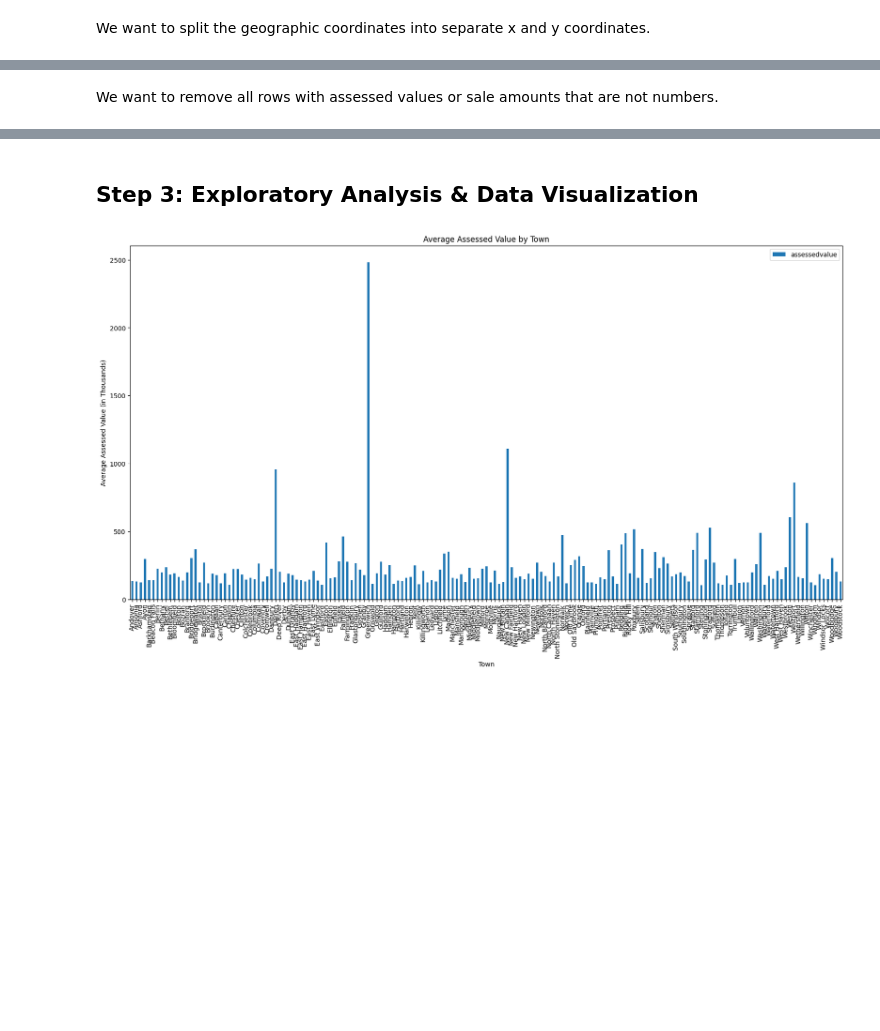
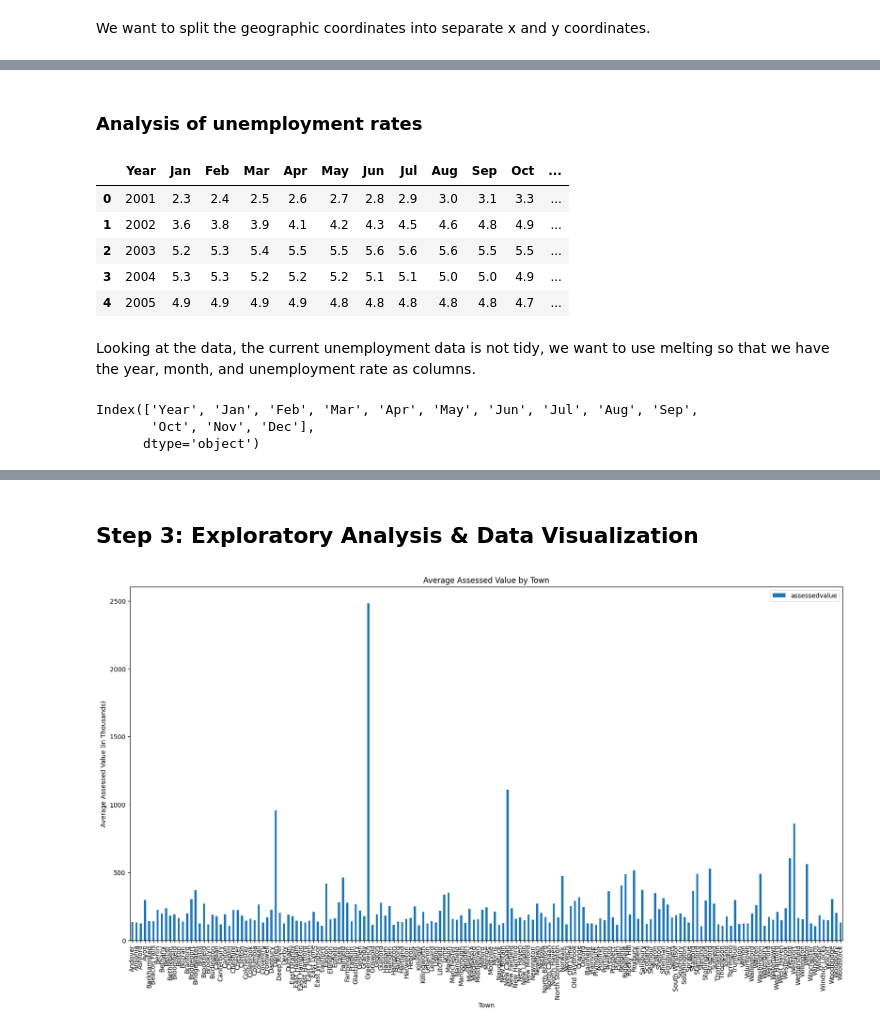
Before and after one commit to JenCodetc/JenCodetc.github.io, a Jupyter notebook: Final Tutorial ~ Real Estate Sales-checkpoint.ipynb, the cells around one changed output, grey strips where cells are left out. Cells and saved outputs as stored; diff of their text form; code cells hidden in the pictures; blank space fills up the shorter version.

Commit message:
unemployment

```diff
--- a/Final Tutorial ~ Real Estate Sales-checkpoint.ipynb
+++ b/Final Tutorial ~ Real Estate Sales-checkpoint.ipynb
@@ -97,2 +85,0 @@ df.head()
-# %% [markdown]
-We want to remove all rows with assessed values or sale amounts that are not numbers.
@@ -102,0 +86,20 @@ df = df[df['saleamount'].notna()]
+# %% [markdown]
+### Analysis of unemployment rates
+# %%
+unemployment_df = pd.read_csv("data/conn_unemployment.csv")
+unemployment_df.head()
+# %% [output]
+|  | Year | Jan | Feb | Mar | Apr | May | Jun | Jul | Aug | Sep | Oct | ... |
+| 0 | 2001 | 2.3 | 2.4 | 2.5 | 2.6 | 2.7 | 2.8 | 2.9 | 3.0 | 3.1 | 3.3 | ... |
+| 1 | 2002 | 3.6 | 3.8 | 3.9 | 4.1 | 4.2 | 4.3 | 4.5 | 4.6 | 4.8 | 4.9 | ... |
+| 2 | 2003 | 5.2 | 5.3 | 5.4 | 5.5 | 5.5 | 5.6 | 5.6 | 5.6 | 5.5 | 5.5 | ... |
+| 3 | 2004 | 5.3 | 5.3 | 5.2 | 5.2 | 5.2 | 5.1 | 5.1 | 5.0 | 5.0 | 4.9 | ... |
+| 4 | 2005 | 4.9 | 4.9 | 4.9 | 4.9 | 4.8 | 4.8 | 4.8 | 4.8 | 4.8 | 4.7 | ... |
+# %% [markdown]
+Looking at the data, the current unemployment data is not tidy, we want to use melting so that we have the year, month, and unemployment rate as columns.
+# %%
+unemployment_df.columns
+# %% [output]
+Index(['Year', 'Jan', 'Feb', 'Mar', 'Apr', 'May', 'Jun', 'Jul', 'Aug', 'Sep',
+       'Oct', 'Nov', 'Dec'],
+      dtype='object')
```
Also changed, not shown: parts of 12 cells of this notebook.
